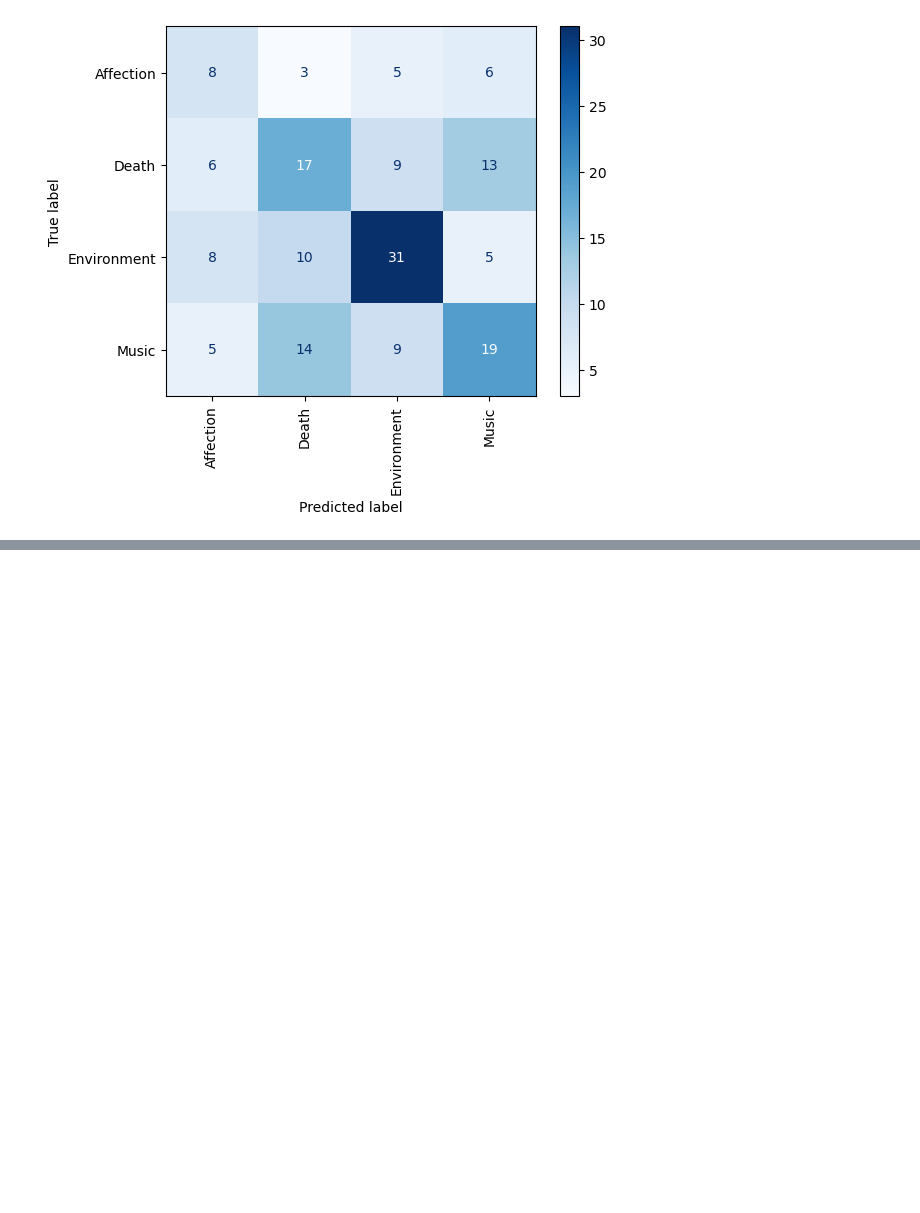
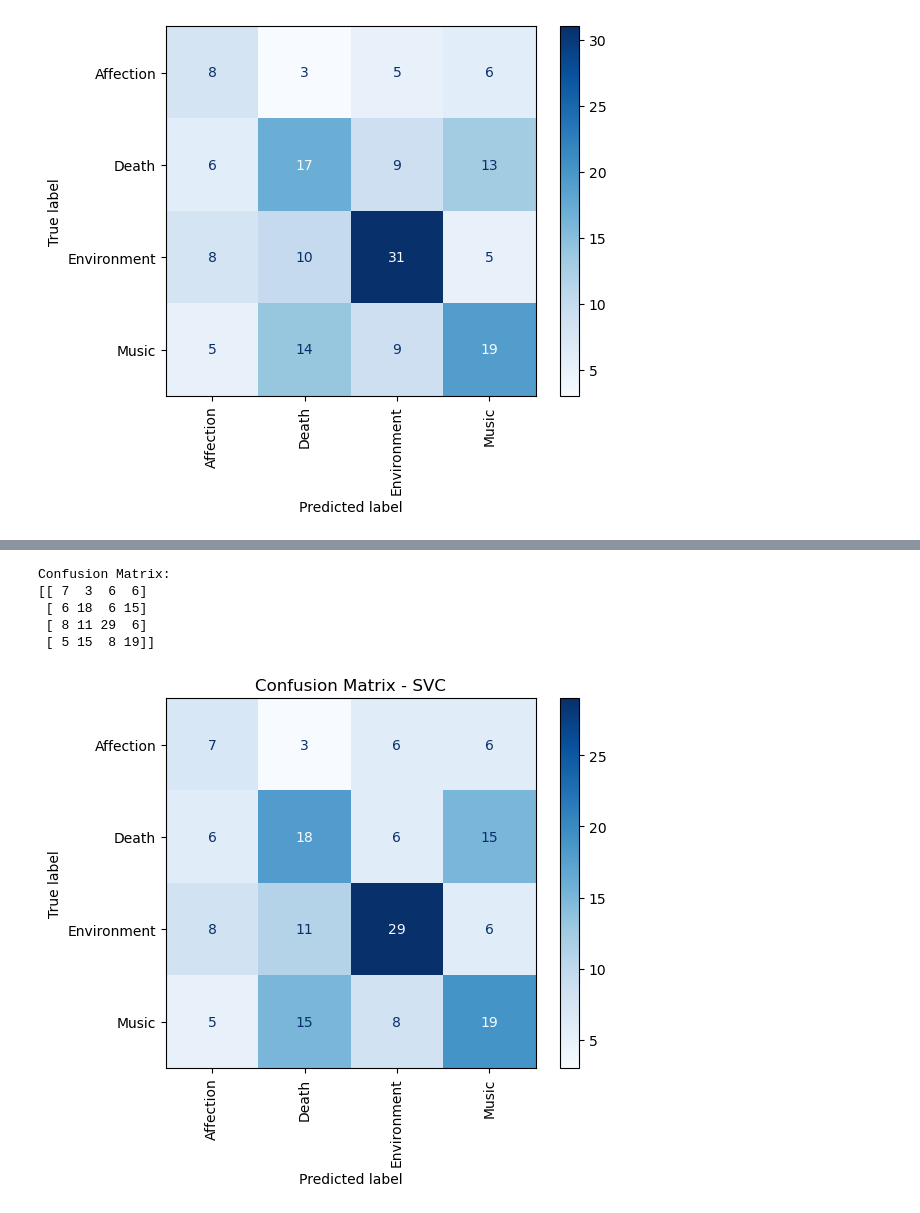
Before and after one commit to Kaidon04/Poem-Classification, a Jupyter notebook: Poem-classification.ipynb, the cells around one changed output, grey strips where cells are left out. Saved outputs shown, nothing was run; the diff lists cells and outputs as text; code cells hidden in the pictures; blank space fills up the shorter version.

Commit message:
random forest and svc model

```diff
--- a/Poem-classification.ipynb
+++ b/Poem-classification.ipynb
@@ -240,0 +245,6 @@ plt.show()
+# %%
+# Initialize the SVC model with a linear kernel
+svc_model = SVC(kernel='linear', class_weight='balanced', random_state=42)
+# %%
+# Train the model
+svc_model.fit(X_train_tfidf, y_train)
@@ -240,0 +278,22 @@ plt.show()
+# %%
+# Generate confusion matrix
+svc_cm = confusion_matrix(y_test, y_pred_svc)
+
+# Print it directly
+print("Confusion Matrix:")
+print(svc_cm)
+# %% [output]
+Confusion Matrix:
+[[ 7  3  6  6]
+ [ 6 18  6 15]
+ [ 8 11 29  6]
+ [ 5 15  8 19]]
+# %%
+# Plot confusion matrix
+ConfusionMatrixDisplay.from_estimator(
+    svc_model, X_test_tfidf, y_test, display_labels=label_encoder.classes_, cmap='Blues', xticks_rotation='vertical'
+)
+plt.title("Confusion Matrix - SVC")
+plt.show()
+# %% [output]
+[figure, added]
```
Also changed, not shown: parts of 14 cells of this notebook.
